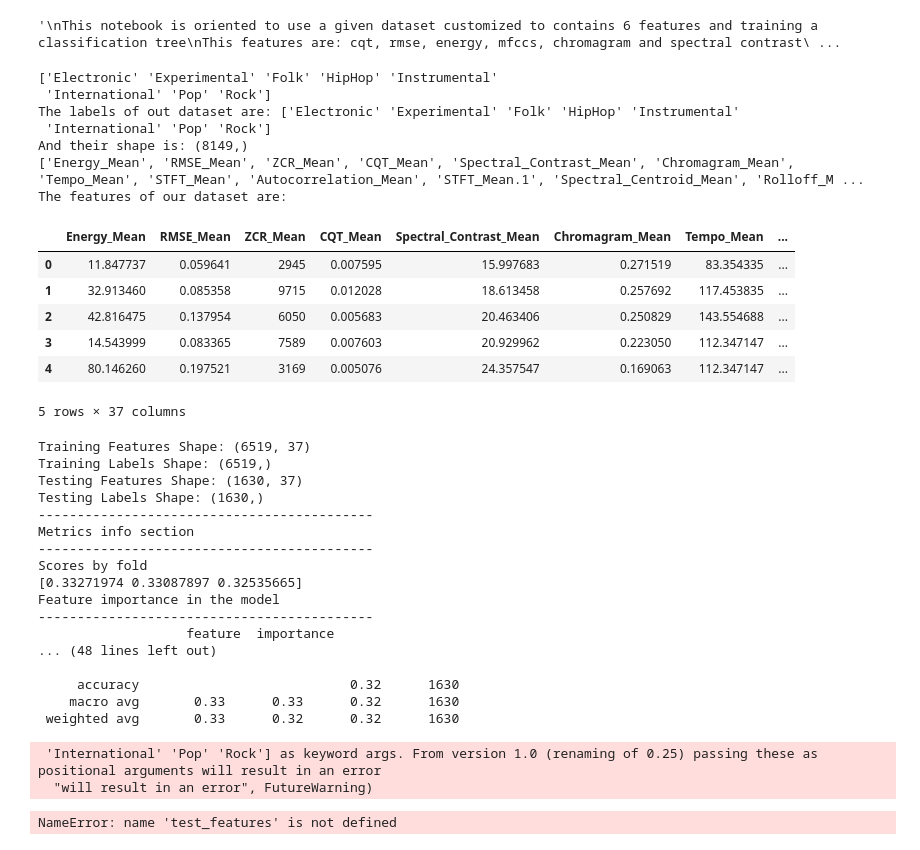
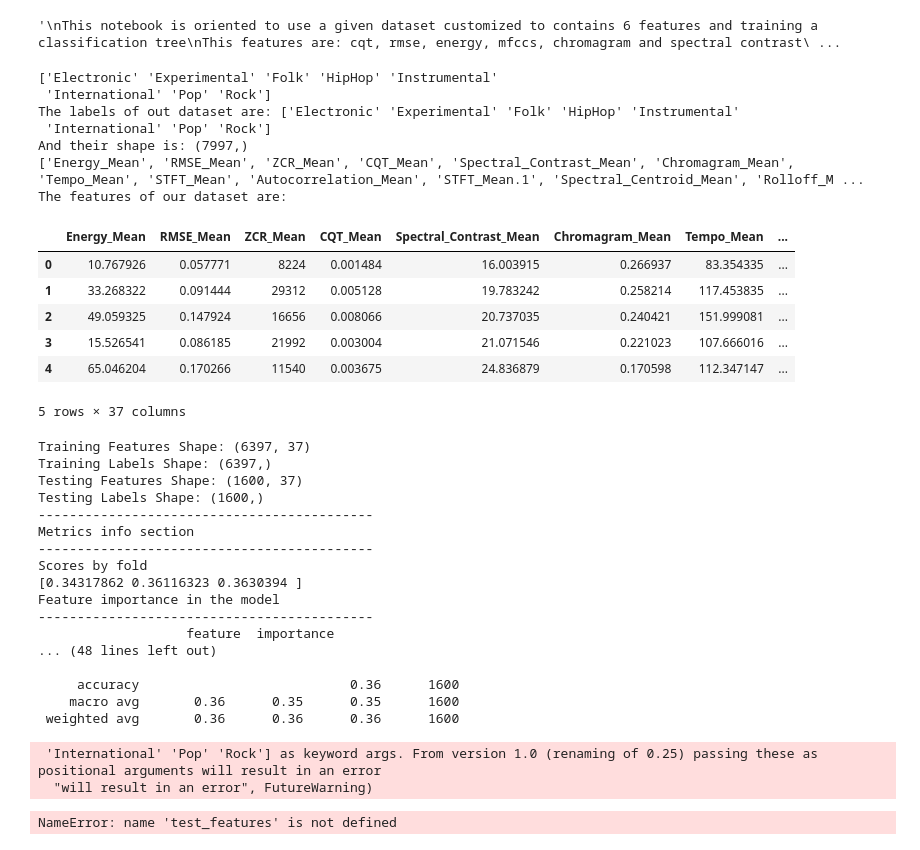
Before and after one commit to acarrill/TFGNotebooks, a Jupyter notebook: ClassificationTree.ipynb, the cells around one changed output. Drawn from its saved outputs; the diff is of its cells as text; code cells hidden in the pictures.

```diff
--- a/ClassificationTree.ipynb
+++ b/ClassificationTree.ipynb
@@ -30,7 +30,7 @@ from Datasets.fma.fma import utils
 
 # features = pd.read_csv('Dataframes/fma/mfcc_fma.csv', encoding='latin-1', thousands=',')
 # features = pd.read_csv('Dataframes/fma/rmse.csv', encoding='latin-1', thousands=',')
-features = pd.read_csv('Dataframes/fma/fma.csv', encoding='latin-1', thousands=',')
+features = pd.read_csv('Dataframes/fma/fma10s.csv', encoding='latin-1', thousands=',')
 
 
 # ISMIR LABELS DROPING
@@ -94,37 +94,37 @@ featureColumsToDrop = ['Unnamed: 0',  'Genre']
 
 # TESTING ISMIR
 
 # featureColumsToDrop = ['Unnamed: 0', 'STFT_Mean.1', 'STFT_Var.1', 'Genre', 'Energy_Mean', 'RMSE_Mean', 'ZCR_Mean', 'CQT_Mean',
 #                            'Spectral_Contrast_Mean', 'Chromagram_Mean', 'Tempo_Mean', 'STFT_Mean',
 #                           'Autocorrelation_Mean', 'STFT_Mean', 'Spectral_Centroid_Mean', 'Rolloff_Mean',
 #                           'Energy_Var', 'RMSE_Var', 'ZCR_Var', 'Spectral_Contrast_Var', 'Tempo_Var', 'STFT_Var',
 #                           'Autocorrelation_Var', 'STFT_Var', 'Spectral_Centroid_Var', 'Rolloff_Var',
 #                        'MFCCS0','MFCCS1','MFCCS2','MFCCS3','MFCCS4','MFCCS5','MFCCS6','MFCCS7','MFCCS8','MFCCS9','MFCCS10', 'MFCCS11','MFCCS12']
 
 features = features.drop(featureColumsToDrop, 1)
 
 feature_names = list(features.columns)
 
 print(feature_names)
 
 # features_names = features
 
 
 print("The features of our dataset are:")
 
 features.head(5)
 # %% [output]
 ['Electronic' 'Experimental' 'Folk' 'HipHop' 'Instrumental'
  'International' 'Pop' 'Rock']
 The labels of out dataset are: ['Electronic' 'Experimental' 'Folk' 'HipHop' 'Instrumental'
  'International' 'Pop' 'Rock']
-And their shape is: (8149,)
+And their shape is: (7997,)
 ['Energy_Mean', 'RMSE_Mean', 'ZCR_Mean', 'CQT_Mean', 'Spectral_Contrast_Mean', 'Chromagram_Mean', 'Tempo_Mean', 'STFT_Mean', 'Autocorrelation_Mean', 'STFT_Mean.1', 'Spectral_Centroid_Mean', 'Rolloff_M ...
 The features of our dataset are:
 |  | Energy_Mean | RMSE_Mean | ZCR_Mean | CQT_Mean | Spectral_Contrast_Mean | Chromagram_Mean | Tempo_Mean | ... |
-| 0 | 11.847737 | 0.059641 | 2945 | 0.007595 | 15.997683 | 0.271519 | 83.354335 | ... |
-| 1 | 32.913460 | 0.085358 | 9715 | 0.012028 | 18.613458 | 0.257692 | 117.453835 | ... |
-| 2 | 42.816475 | 0.137954 | 6050 | 0.005683 | 20.463406 | 0.250829 | 143.554688 | ... |
-| 3 | 14.543999 | 0.083365 | 7589 | 0.007603 | 20.929962 | 0.223050 | 112.347147 | ... |
-| 4 | 80.146260 | 0.197521 | 3169 | 0.005076 | 24.357547 | 0.169063 | 112.347147 | ... |
+| 0 | 10.767926 | 0.057771 | 8224 | 0.001484 | 16.003915 | 0.266937 | 83.354335 | ... |
+| 1 | 33.268322 | 0.091444 | 29312 | 0.005128 | 19.783242 | 0.258214 | 117.453835 | ... |
+| 2 | 49.059325 | 0.147924 | 16656 | 0.008066 | 20.737035 | 0.240421 | 151.999081 | ... |
+| 3 | 15.526541 | 0.086185 | 21992 | 0.003004 | 21.071546 | 0.221023 | 107.666016 | ... |
+| 4 | 65.046204 | 0.170266 | 11540 | 0.003675 | 24.836879 | 0.170598 | 112.347147 | ... |
 5 rows × 37 columns
@@ -131,16 +142,7 @@ The features of our dataset are:
 # %%
 # Import the model we are using
 from sklearn.ensemble import RandomForestClassifier
-from sklearn.metrics import classification_report
-from sklearn.model_selection import cross_val_score
-from sklearn.model_selection import KFold
-from matplotlib import pyplot
-from sklearn.model_selection import train_test_split
-import tensorflow as tf
-from sklearn.preprocessing import StandardScaler
-from tensorflow import keras
-from tensorflow.keras import layers
-import joblib
+
 
 def train_clasify():
     """
@@ -179,9 +181,9 @@ def train_clasify():
     print('Testing Features Shape:', test_features.shape)
     print('Testing Labels Shape:', test_labels.shape)
 
-#     scaler = StandardScaler()
-#     scaler.fit(train_features)
-#     scaler.transform(test_features)
+    scaler = StandardScaler()
+    scaler.fit(train_features)
+    scaler.transform(test_features)
 
     # Instantiate model with 1000 decision trees
     rf = RandomForestClassifier(n_estimators = 100)
@@ -249,23 +251,23 @@ print(report)
 # report = classification_report(labels, predictions, np.unique(labels))
 # print(report)
 # %% [output]
-Training Features Shape: (6519, 37)
-Training Labels Shape: (6519,)
-Testing Features Shape: (1630, 37)
-Testing Labels Shape: (1630,)
+Training Features Shape: (6397, 37)
+Training Labels Shape: (6397,)
+Testing Features Shape: (1600, 37)
+Testing Labels Shape: (1600,)
 -------------------------------------------
 Metrics info section
 -------------------------------------------
 Scores by fold
-[0.33271974 0.33087897 0.32535665]
+[0.34317862 0.36116323 0.3630394 ]
 Feature importance in the model
 -------------------------------------------
                    feature  importance
 ... (48 lines left out)
 
-     accuracy                           0.32      1630
-    macro avg       0.33      0.33      0.32      1630
- weighted avg       0.33      0.32      0.32      1630
+     accuracy                           0.36      1600
+    macro avg       0.36      0.35      0.35      1600
+ weighted avg       0.36      0.36      0.36      1600
  'International' 'Pop' 'Rock'] as keyword args. From version 1.0 (renaming of 0.25) passing these as positional arguments will result in an error
   "will result in an error", FutureWarning)
 # %%
```
Also changed, not shown: parts of 3 cells of this notebook, 16 other files.
